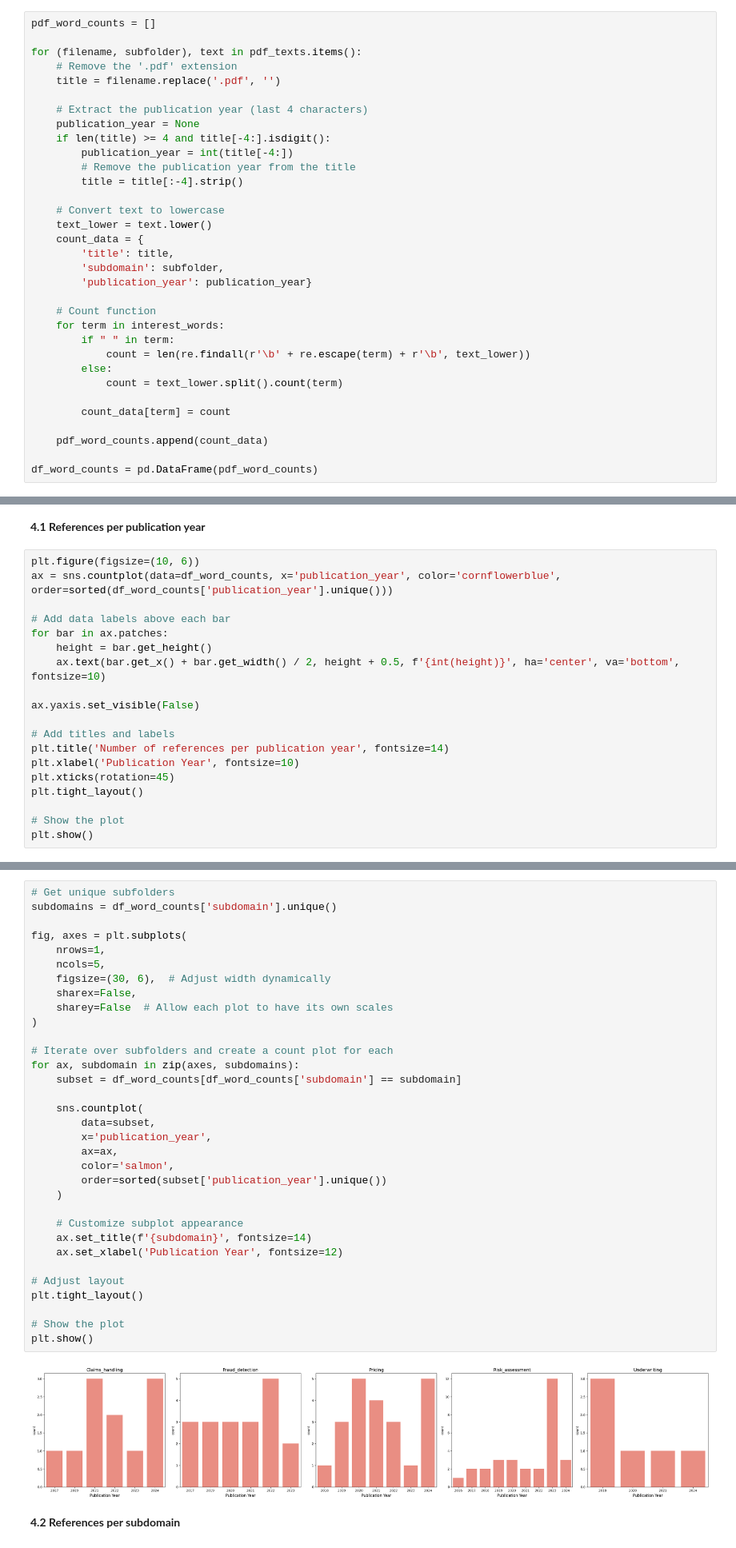
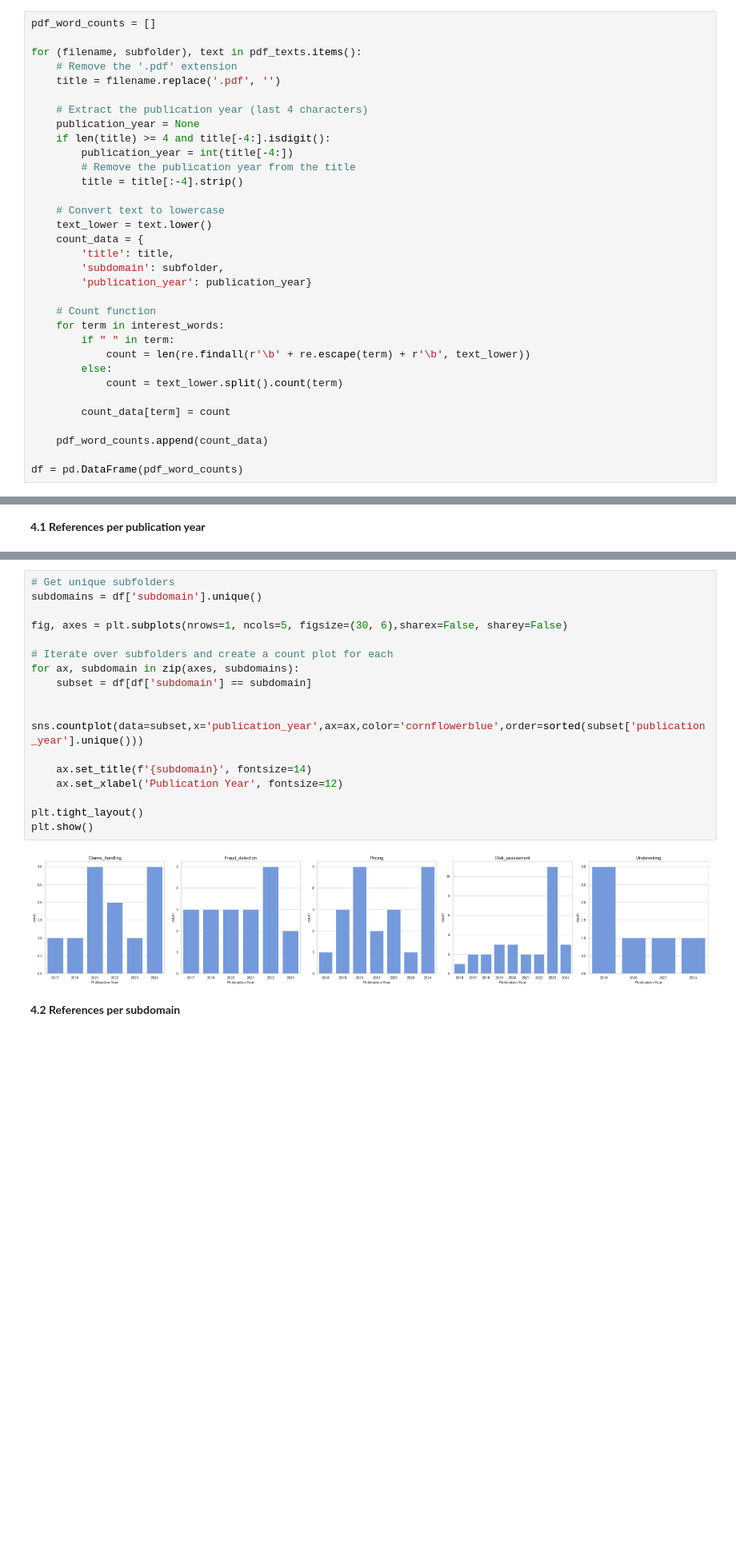
Before and after one commit to bart-custers/research_paper_AI_insurance, a Jupyter notebook: notebooks/Research_paper_XAI_insurance.ipynb, the cells around one changed output, grey strips where cells are left out. Shown at 80% size. Cells and saved outputs as stored; diff of their text form; blank space fills up the shorter version.

```diff
--- a/notebooks/Research_paper_XAI_insurance.ipynb
+++ b/notebooks/Research_paper_XAI_insurance.ipynb
@@ -143,4 +145,4 @@ for (filename, subfolder), text in pdf_texts.items():
 
     pdf_word_counts.append(count_data)
 
-df_word_counts = pd.DataFrame(pdf_word_counts)
+df = pd.DataFrame(pdf_word_counts)
@@ -166,22 +176,3 @@ df_word_counts
 ### **4. Visualizations**
 # %% [markdown]
 **4.1 References per publication year**
-# %%
-plt.figure(figsize=(10, 6))
-ax = sns.countplot(data=df_word_counts, x='publication_year', color='cornflowerblue', order=sorted(df_word_counts['publication_year'].unique()))
-
-# Add data labels above each bar
-for bar in ax.patches:
-    height = bar.get_height()
-    ax.text(bar.get_x() + bar.get_width() / 2, height + 0.5, f'{int(height)}', ha='center', va='bottom', fontsize=10)
-
-ax.yaxis.set_visible(False)
-
-# Add titles and labels
-plt.title('Number of references per publication year', fontsize=14)
-plt.xlabel('Publication Year', fontsize=10)
-plt.xticks(rotation=45)
-plt.tight_layout()
-
-# Show the plot
-plt.show()
@@ -190,37 +210,21 @@ plt.show()
 # %%
 # Get unique subfolders
-subdomains = df_word_counts['subdomain'].unique()
+subdomains = df['subdomain'].unique()
 
-fig, axes = plt.subplots(
-    nrows=1,
-    ncols=5,
-    figsize=(30, 6),  # Adjust width dynamically
-    sharex=False,
-    sharey=False  # Allow each plot to have its own scales
-)
+fig, axes = plt.subplots(nrows=1, ncols=5, figsize=(30, 6),sharex=False, sharey=False)
 
 # Iterate over subfolders and create a count plot for each
 for ax, subdomain in zip(axes, subdomains):
-    subset = df_word_counts[df_word_counts['subdomain'] == subdomain]
+    subset = df[df['subdomain'] == subdomain]
 
-    sns.countplot(
-        data=subset,
-        x='publication_year',
-        ax=ax,
-        color='salmon',
-        order=sorted(subset['publication_year'].unique())
-    )
+    sns.countplot(data=subset,x='publication_year',ax=ax,color='cornflowerblue',order=sorted(subset['publication_year'].unique()))
 
-    # Customize subplot appearance
     ax.set_title(f'{subdomain}', fontsize=14)
     ax.set_xlabel('Publication Year', fontsize=12)
 
-# Adjust layout
 plt.tight_layout()
-
-# Show the plot
 plt.show()
 # %% [output]
-[figure, old version]
+[figure, new version]
 # %% [markdown]
 **4.2 References per subdomain**
```
Also changed, not shown: parts of 14 cells of this notebook.
